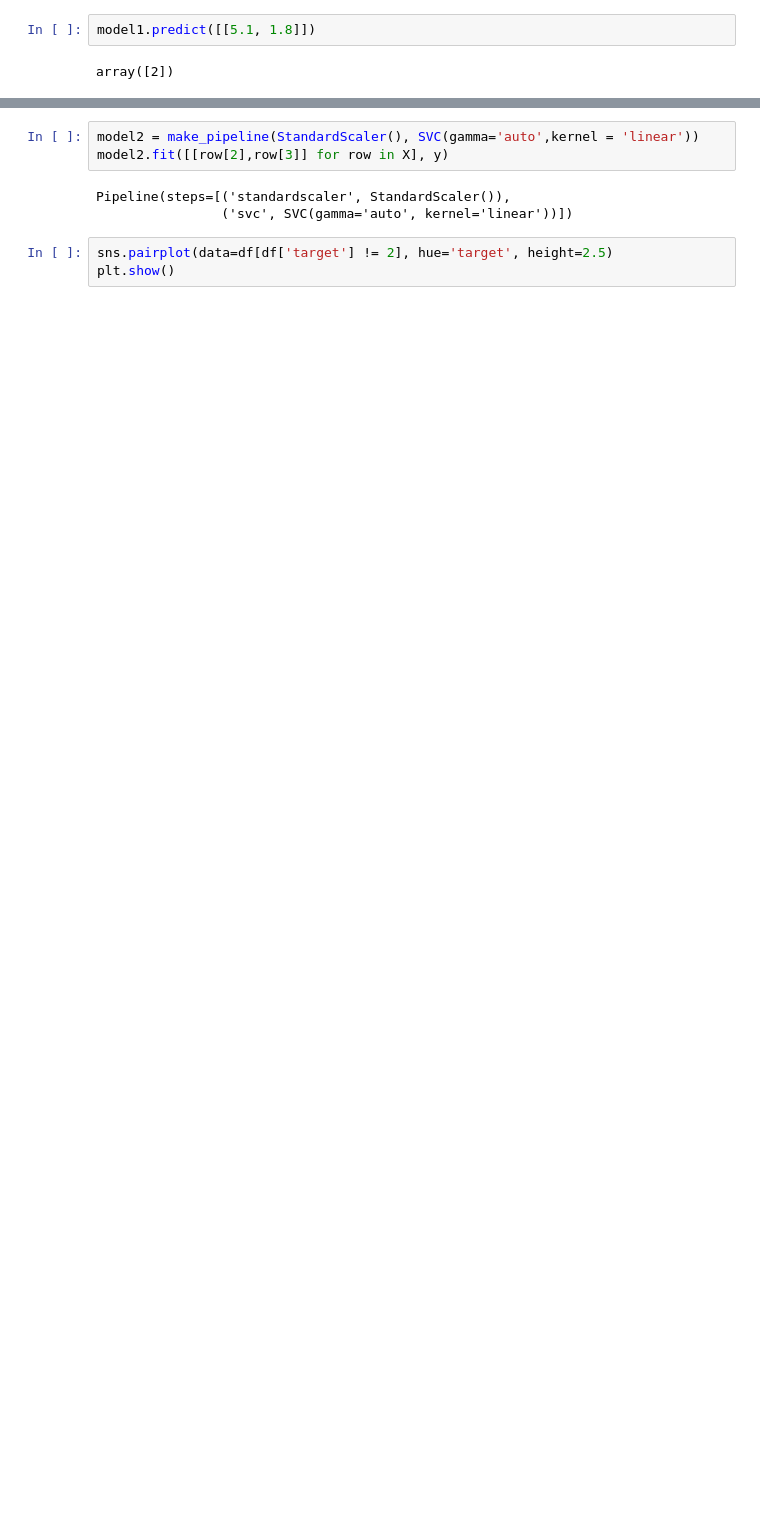
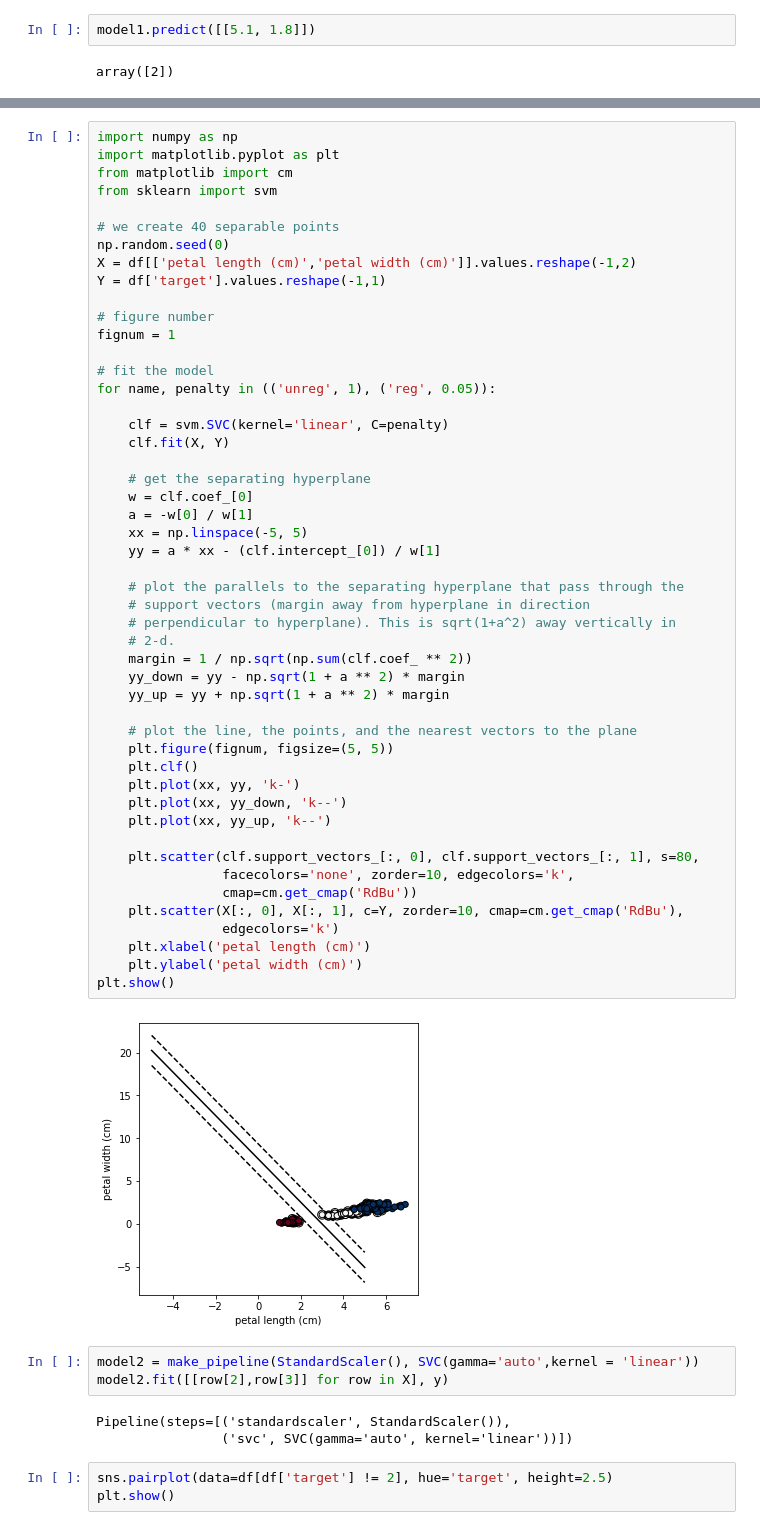
Before and after one commit to daniel-saeedi/AI-SummerSchool-Project2, a Jupyter notebook: Project2.ipynb, the cells around one changed output, grey strips where cells are left out. Saved outputs shown, nothing was run; the diff lists cells and outputs as text; blank space fills up the shorter version.

```diff
--- a/Project2.ipynb
+++ b/Project2.ipynb
@@ -178,2 +111,53 @@ sns.lineplot()
+# %%
+import numpy as np
+import matplotlib.pyplot as plt
+from matplotlib import cm
+from sklearn import svm
+
+# we create 40 separable points
+np.random.seed(0)
+X = df[['petal length (cm)','petal width (cm)']].values.reshape(-1,2)
+Y = df['target'].values.reshape(-1,1)
+
+# figure number
+fignum = 1
+
+# fit the model
+for name, penalty in (('unreg', 1), ('reg', 0.05)):
+
+    clf = svm.SVC(kernel='linear', C=penalty)
+    clf.fit(X, Y)
+
+    # get the separating hyperplane
+    w = clf.coef_[0]
+    a = -w[0] / w[1]
+    xx = np.linspace(-5, 5)
+    yy = a * xx - (clf.intercept_[0]) / w[1]
+
+    # plot the parallels to the separating hyperplane that pass through the
+    # support vectors (margin away from hyperplane in direction
+    # perpendicular to hyperplane). This is sqrt(1+a^2) away vertically in
+    # 2-d.
+    margin = 1 / np.sqrt(np.sum(clf.coef_ ** 2))
+    yy_down = yy - np.sqrt(1 + a ** 2) * margin
+    yy_up = yy + np.sqrt(1 + a ** 2) * margin
+
+    # plot the line, the points, and the nearest vectors to the plane
+    plt.figure(fignum, figsize=(5, 5))
+    plt.clf()
+    plt.plot(xx, yy, 'k-')
+    plt.plot(xx, yy_down, 'k--')
+    plt.plot(xx, yy_up, 'k--')
+
+    plt.scatter(clf.support_vectors_[:, 0], clf.support_vectors_[:, 1], s=80,
+                facecolors='none', zorder=10, edgecolors='k',
+                cmap=cm.get_cmap('RdBu'))
+    plt.scatter(X[:, 0], X[:, 1], c=Y, zorder=10, cmap=cm.get_cmap('RdBu'),
+                edgecolors='k')
+    plt.xlabel('petal length (cm)')
+    plt.ylabel('petal width (cm)')
+plt.show()
+# %% [output]
+[figure, added]
 # %%
 model2 = make_pipeline(StandardScaler(), SVC(gamma='auto',kernel = 'linear'))
```
Also changed, not shown: parts of 24 cells of this notebook.
